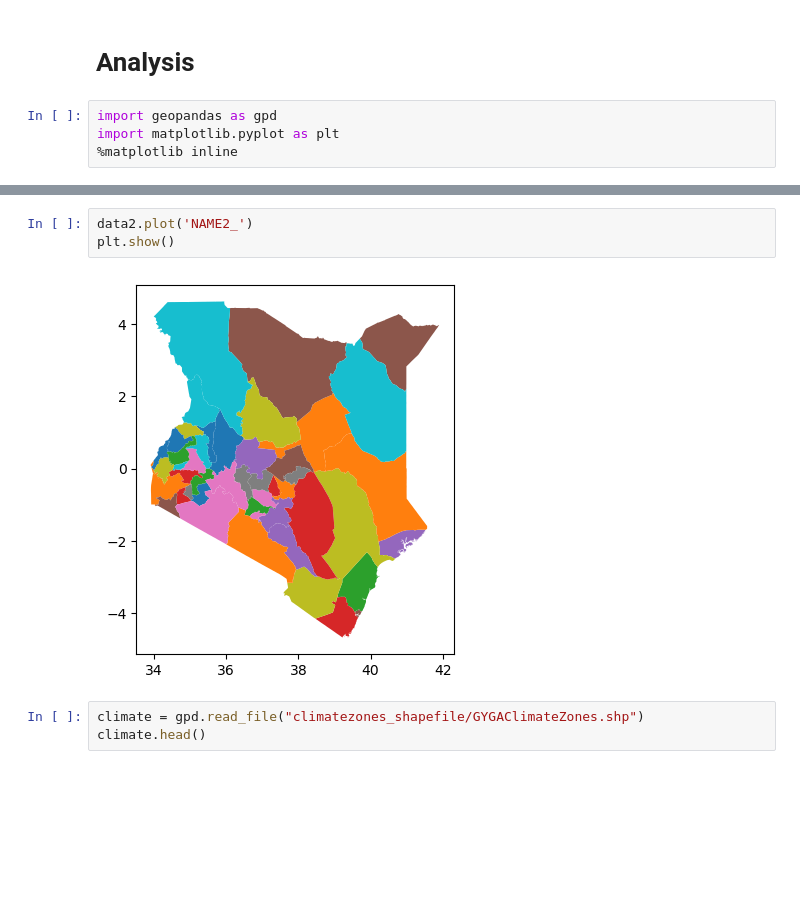
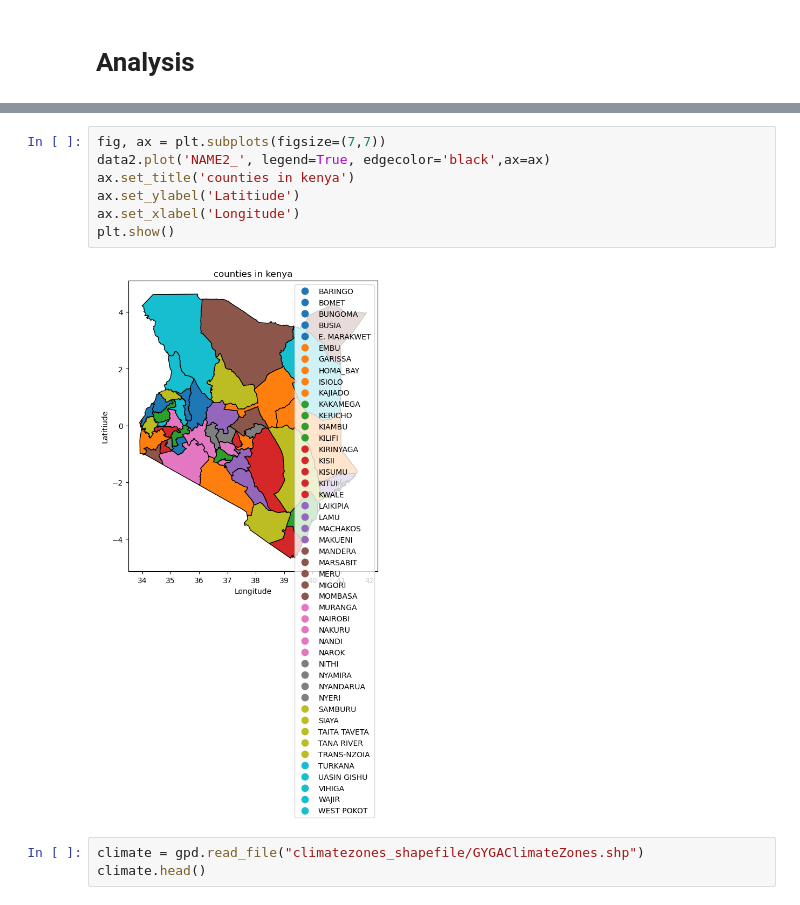
Before and after one commit to CWanderi/capstone_project, a Jupyter notebook: capstone_project.ipynb, the cells around one changed output, grey strips where cells are left out. Saved outputs shown, nothing was run; the diff lists cells and outputs as text; blank space fills up the shorter version.

```diff
--- a/capstone_project.ipynb
+++ b/capstone_project.ipynb
@@ -481,10 +245,6 @@ data2 == data4
 | 46 | True | True | True | True | True | True | True | True | False | True |
 # %% [markdown]
 # Analysis
-# %%
-import geopandas as gpd
-import matplotlib.pyplot as plt
-%matplotlib inline
 # %%
 data2 = gpd.read_file("KEN/AgroMaps/Africa/shapefiles/KEN/admin2/ken.shp")
 data2.head()
@@ -495,11 +255,15 @@ data2.head()
 | 2 | 404.0 | KEN | Kenya | 114.0 | CENTRAL | KEN001 | MURANGA | KEN001003 | None | POLYGON ((36.73126 -0.67027, 36.7... |
 | 3 | 404.0 | KEN | Kenya | 114.0 | CENTRAL | KEN001 | NYANDARUA | KEN001004 | None | POLYGON ((36.25160 -0.12465, 36.2... |
 | 4 | 404.0 | KEN | Kenya | 114.0 | CENTRAL | KEN001 | NYERI | KEN001005 | None | POLYGON ((36.60928 -0.32549, 36.6... |
-# %%
-data2.plot('NAME2_')
-plt.show()
-# %% [output]
-[figure, removed]
+# %%
+fig, ax = plt.subplots(figsize=(7,7))
+data2.plot('NAME2_', legend=True, edgecolor='black',ax=ax)
+ax.set_title('counties in kenya')
+ax.set_ylabel('Latitiude')
+ax.set_xlabel('Longitude')
+plt.show()
+# %% [output]
+[figure, added]
 # %%
 climate = gpd.read_file("climatezones_shapefile/GYGAClimateZones.shp")
 climate.head()
```
Also changed, not shown: parts of 44 cells of this notebook.
